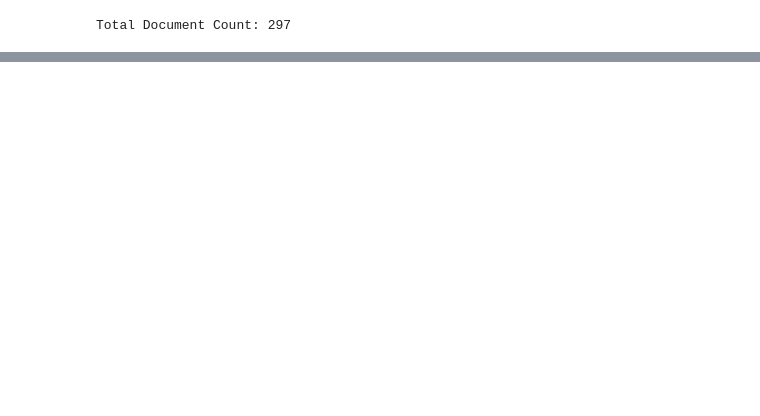
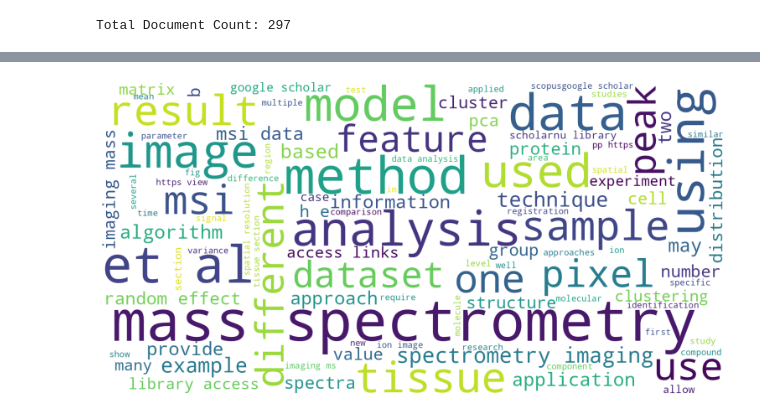
Before and after one commit to hakeematyab/Queryable-Shared-Reference-Repository, a Jupyter notebook: notebooks/EDA_9_30.ipynb, the cells around one changed output, grey strips where cells are left out. Cells and saved outputs as stored; diff of their text form; code cells hidden in the pictures; blank space fills up the shorter version.

Commit message:
Performed EDA on text + metadata

```diff
--- a/notebooks/EDA_9_30.ipynb
+++ b/notebooks/EDA_9_30.ipynb
@@ -38,0 +220,12 @@ Total Document Count: 297
+# %%
+combined_data = {
+    "text": [],
+    "num_tables":[],
+    "num_figures":[],
+    "errors": 0
+}
+for data in [pdf_data, html_data, docx_data]:
+    combined_data["text"].extend(data["text"])
+    combined_data["num_tables"].extend(data["num_tables"])
+    combined_data["num_figures"].extend(data["num_figures"])
+    combined_data["errors"] = combined_data["errors"] + data["errors"]
@@ -38,0 +336,10 @@ Total Document Count: 297
+# %%
+average_chars_per_doc = np.mean(combined_stats['total_chars_no_space'])
+average_words_per_doc = np.mean(combined_stats['total_words'])
+average_sentences_per_doc = np.mean(combined_stats['total_sentences'])
+total_vocabulary_size = len(set(combined_words))
+most_freq_word10 = Counter(combined_words).most_common(10)
+stop_words = set(stopwords.words('english'))
+cleaned_combined_words = [word for word in tqdm.tqdm(combined_words)
+                          if word not in stop_words and word.isalpha()]
+cleaned_most_freq_word10 = Counter(cleaned_combined_words).most_common(10)
@@ -38,0 +420,14 @@ Total Document Count: 297
+# %%
+wordcloud = WordCloud(width=1600, height=800,
+                         background_color='white',
+                         max_words=100,
+                         colormap='viridis').generate(' '.join(cleaned_combined_words))
+
+plt.figure(figsize=(16, 8))
+plt.imshow(wordcloud, interpolation='bilinear')
+plt.axis('off')
+# plt.title("Word Cloud", fontsize=40, pad=20)
+plt.tight_layout(pad=2)
+plt.show()
+# %% [output]
+[figure, added]
```
Also changed, not shown: parts of 21 cells of this notebook, 1 other file.
